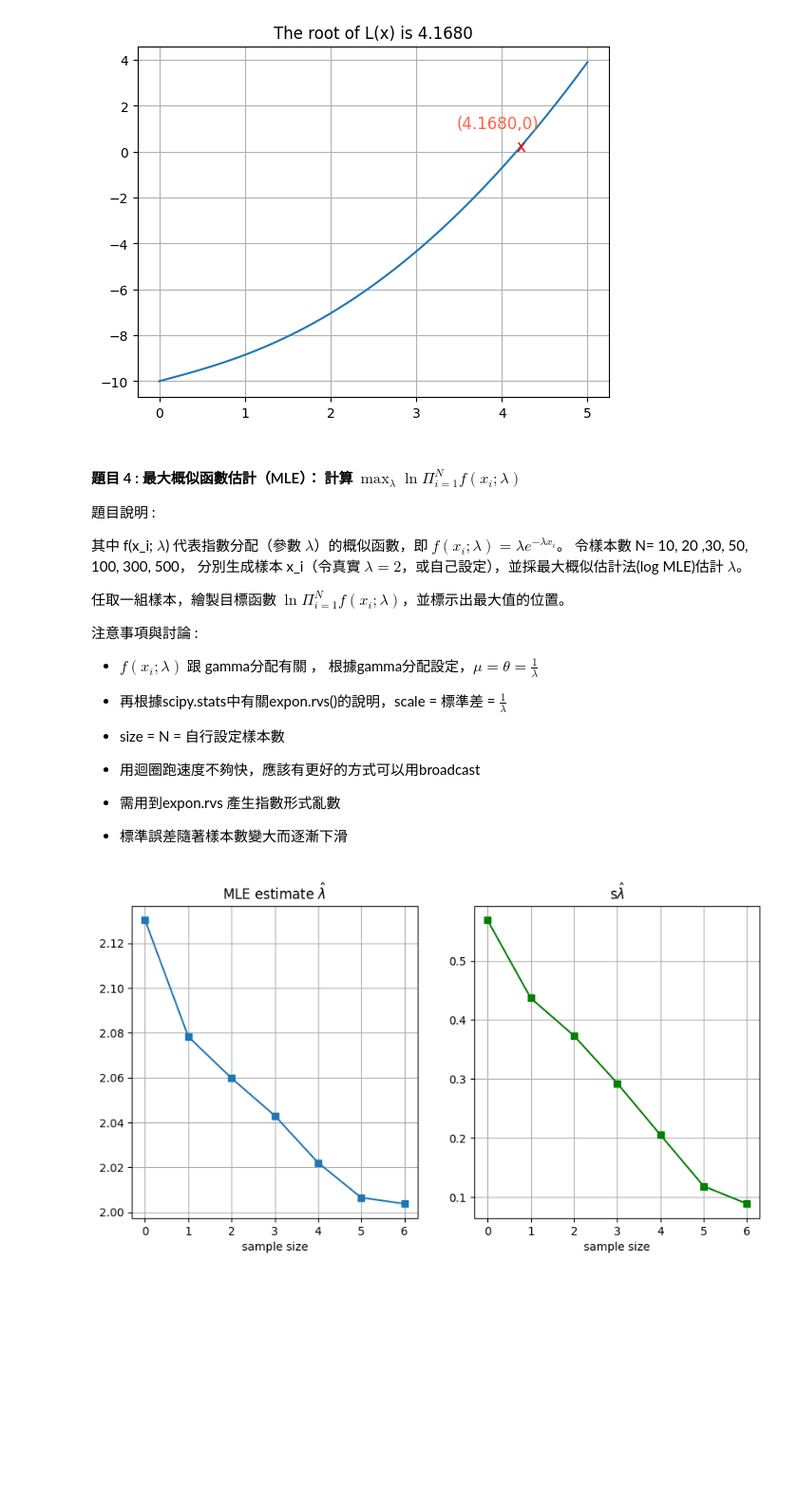
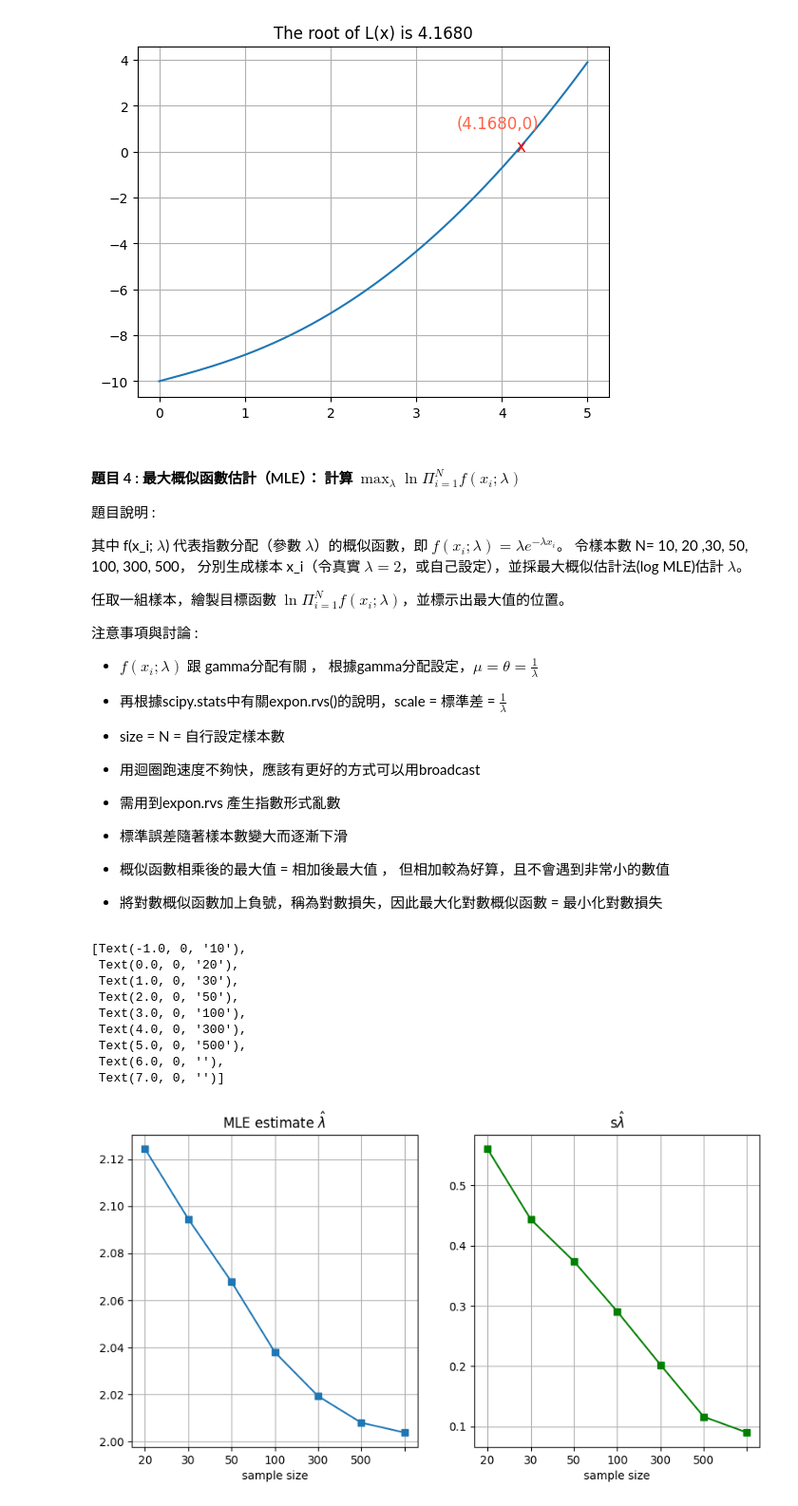
Before and after one commit to Simmonslin/PyStatistics, a Jupyter notebook: 410977095_hw5.ipynb, the cells around one changed output. Shown: that part at 95% size. Drawn from its saved outputs; the diff is of its cells as text; code cells hidden in the pictures; blank space fills up the shorter version.

```diff
--- a/410977095_hw5.ipynb
+++ b/410977095_hw5.ipynb
@@ -162,6 +162,10 @@ The root is 4.1680
 - 需用到expon.rvs 產生指數形式亂數
 
 - 標準誤差隨著樣本數變大而逐漸下滑
+
+- 概似函數相乘後的最大值 = 相加後最大值 ， 但相加較為好算，且不會遇到非常小的數值
+
+- 將對數概似函數加上負號，稱為對數損失，因此最大化對數概似函數 = 最小化對數損失
 # %%
 import numpy as np
 import matplotlib.pyplot as plt
@@ -170,31 +174,43 @@ from scipy.stats import expon
 
 n = [10, 20, 30, 50, 100, 300, 500]
 N = 10000
 pi = 2
 loc = 0
 
 data = np.zeros(N)
 est_data = np.zeros(len(n))
 std_data = np.zeros(len(n))
 
 for i in range(len(n)):
     for j in range(N):
         x = expon.rvs(loc=0, scale=1/pi, size=n[i])
         def g(k): return -sum(np.log(k)-k*x)
         res = opt.minimize_scalar(g, bounds=[0, 3], method="bounded")
         data[j] = res.x
 
     est_data[i] = data.mean()
     std_data[i] = data.std()
 
 fig, axes = plt.subplots(1, 2, figsize=(10, 5))
 axes[0].plot(np.arange(len(n)), est_data, marker="s")
 axes[0].set_xlabel("sample size")
 axes[0].set_title("MLE estimate $\hat \lambda$")
 axes[1].plot(np.arange(len(n)), std_data, marker="s", color="green")
 axes[1].set_xlabel("sample size")
 axes[1].set_title("s$\hat \lambda$")
 axes[0].grid(True)
 axes[1].grid(True)
+
+axes[0].set_xticklabels(n)
+axes[1].set_xticklabels(n)
 # %% [output]
+[Text(-1.0, 0, '10'),
+ Text(0.0, 0, '20'),
+ Text(1.0, 0, '30'),
+ Text(2.0, 0, '50'),
+ Text(3.0, 0, '100'),
+ Text(4.0, 0, '300'),
+ Text(5.0, 0, '500'),
+ Text(6.0, 0, ''),
+ Text(7.0, 0, '')]
-[figure, old version]
+[figure, new version]
```
Also changed, not shown: 3 other files.
